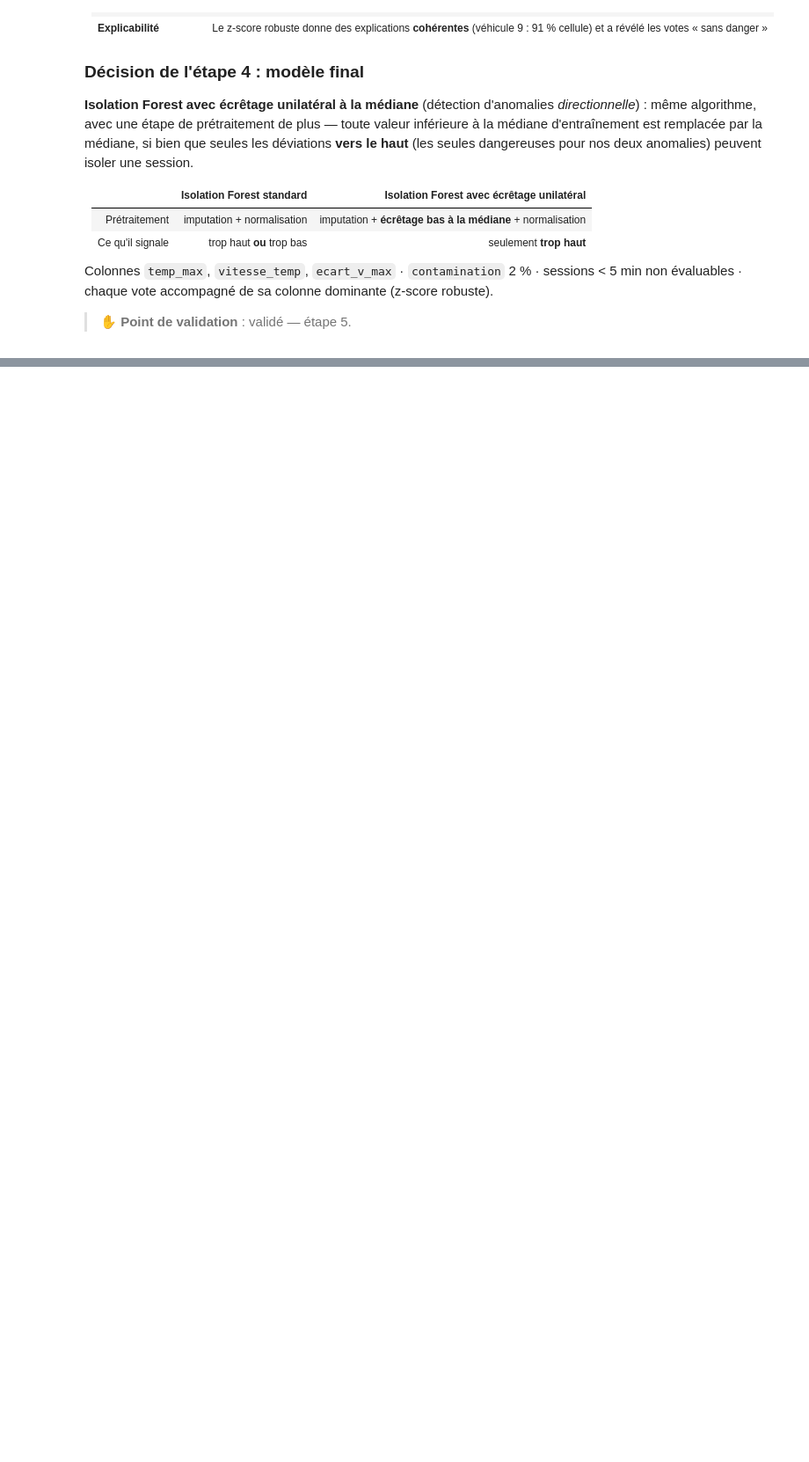
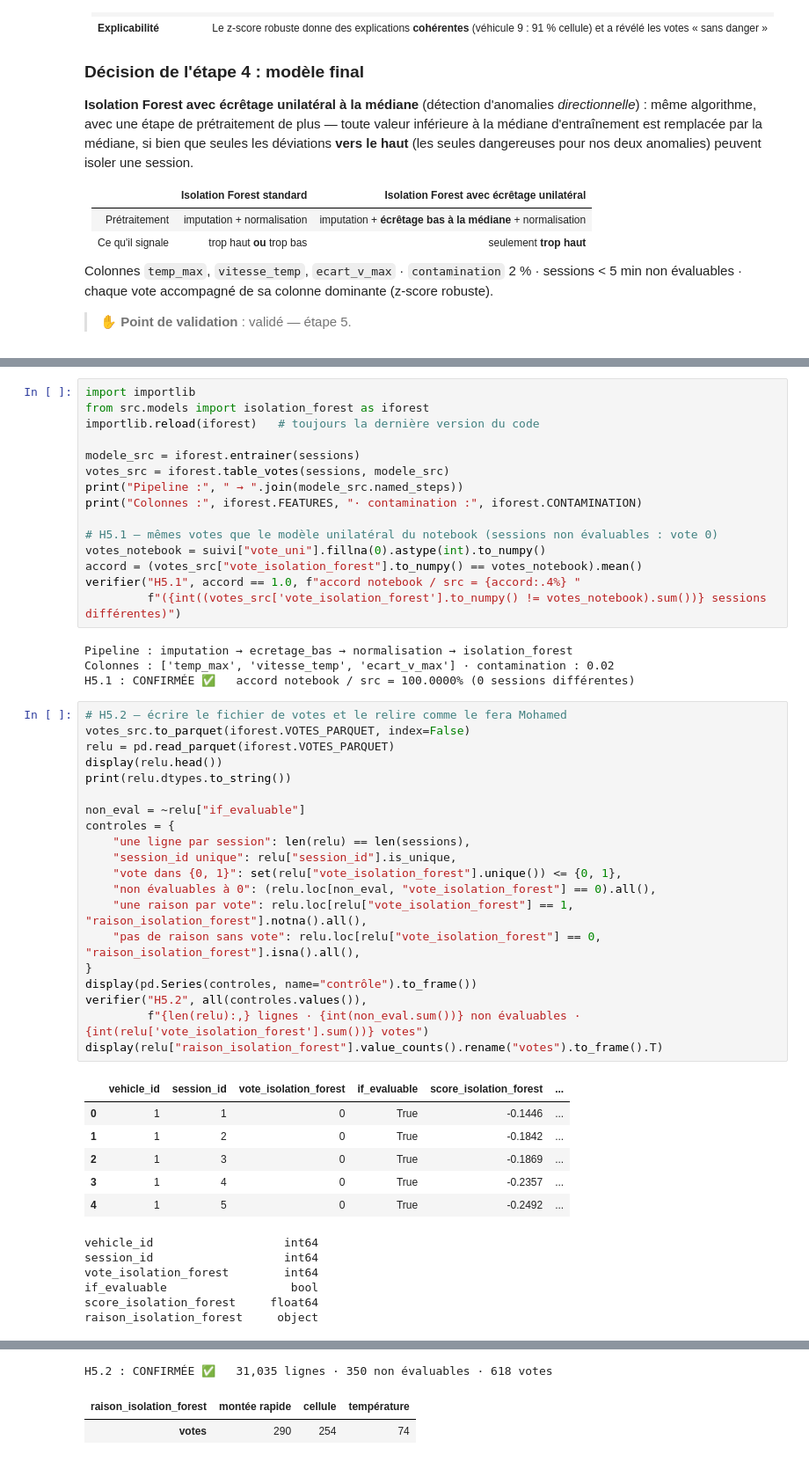
Before and after one commit to AMij0101982872/DETECTION-ANOMALIE-BATTERIE, a Jupyter notebook: notebooks/04_modele3_isolation_forest.ipynb, the cells around one changed output, grey strips where cells are left out. Shown at 88% size. Drawn from its saved outputs; the diff is of its cells as text; blank space fills up the shorter version.

```diff
--- a/notebooks/04_modele3_isolation_forest.ipynb
+++ b/notebooks/04_modele3_isolation_forest.ipynb
@@ -1604,0 +1639,52 @@ Colonnes `temp_max`, `vitesse_temp`, `ecart_v_max` · `contamination` 2 % · ses
+# %%
+import importlib
+from src.models import isolation_forest as iforest
+importlib.reload(iforest)   # toujours la dernière version du code
+
+modele_src = iforest.entrainer(sessions)
+votes_src = iforest.table_votes(sessions, modele_src)
+print("Pipeline :", " → ".join(modele_src.named_steps))
+print("Colonnes :", iforest.FEATURES, "· contamination :", iforest.CONTAMINATION)
+
+# H5.1 — mêmes votes que le modèle unilatéral du notebook (sessions non évaluables : vote 0)
+votes_notebook = suivi["vote_uni"].fillna(0).astype(int).to_numpy()
+accord = (votes_src["vote_isolation_forest"].to_numpy() == votes_notebook).mean()
+verifier("H5.1", accord == 1.0, f"accord notebook / src = {accord:.4%} "
+         f"({int((votes_src['vote_isolation_forest'].to_numpy() != votes_notebook).sum())} sessions différentes)")
+# %% [output]
+Pipeline : imputation → ecretage_bas → normalisation → isolation_forest
+Colonnes : ['temp_max', 'vitesse_temp', 'ecart_v_max'] · contamination : 0.02
+H5.1 : CONFIRMÉE ✅   accord notebook / src = 100.0000% (0 sessions différentes)
+# %%
+# H5.2 — écrire le fichier de votes et le relire comme le fera Mohamed
+votes_src.to_parquet(iforest.VOTES_PARQUET, index=False)
+relu = pd.read_parquet(iforest.VOTES_PARQUET)
+display(relu.head())
+print(relu.dtypes.to_string())
+
+non_eval = ~relu["if_evaluable"]
+controles = {
+    "une ligne par session": len(relu) == len(sessions),
+    "session_id unique": relu["session_id"].is_unique,
+    "vote dans {0, 1}": set(relu["vote_isolation_forest"].unique()) <= {0, 1},
+    "non évaluables à 0": (relu.loc[non_eval, "vote_isolation_forest"] == 0).all(),
+    "une raison par vote": relu.loc[relu["vote_isolation_forest"] == 1, "raison_isolation_forest"].notna().all(),
+    "pas de raison sans vote": relu.loc[relu["vote_isolation_forest"] == 0, "raison_isolation_forest"].isna().all(),
+}
+display(pd.Series(controles, name="contrôle").to_frame())
+verifier("H5.2", all(controles.values()),
+         f"{len(relu):,} lignes · {int(non_eval.sum())} non évaluables · {int(relu['vote_isolation_forest'].sum())} votes")
+display(relu["raison_isolation_forest"].value_counts().rename("votes").to_frame().T)
+# %% [output]
+|  | vehicle_id | session_id | vote_isolation_forest | if_evaluable | score_isolation_forest | ... |
+| 0 | 1 | 1 | 0 | True | -0.1446 | ... |
+| 1 | 1 | 2 | 0 | True | -0.1842 | ... |
+| 2 | 1 | 3 | 0 | True | -0.1869 | ... |
+| 3 | 1 | 4 | 0 | True | -0.2357 | ... |
+| 4 | 1 | 5 | 0 | True | -0.2492 | ... |
+vehicle_id                   int64
+session_id                   int64
+vote_isolation_forest        int64
+if_evaluable                  bool
+score_isolation_forest     float64
+raison_isolation_forest     object
@@ -1604,0 +1698,3 @@ Colonnes `temp_max`, `vitesse_temp`, `ecart_v_max` · `contamination` 2 % · ses
+H5.2 : CONFIRMÉE ✅   31,035 lignes · 350 non évaluables · 618 votes
+| raison_isolation_forest | montée rapide | cellule | température |
+| votes | 290 | 254 | 74 |
```
Also changed, not shown: parts of 7 cells of this notebook, 4 other files.
